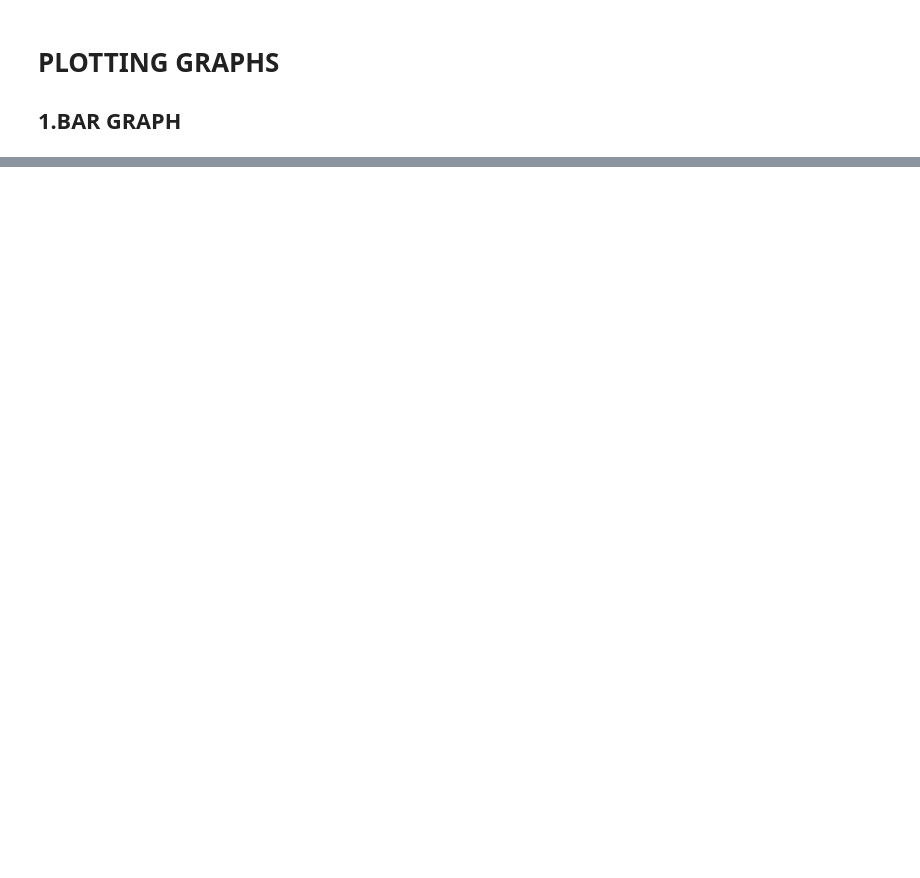
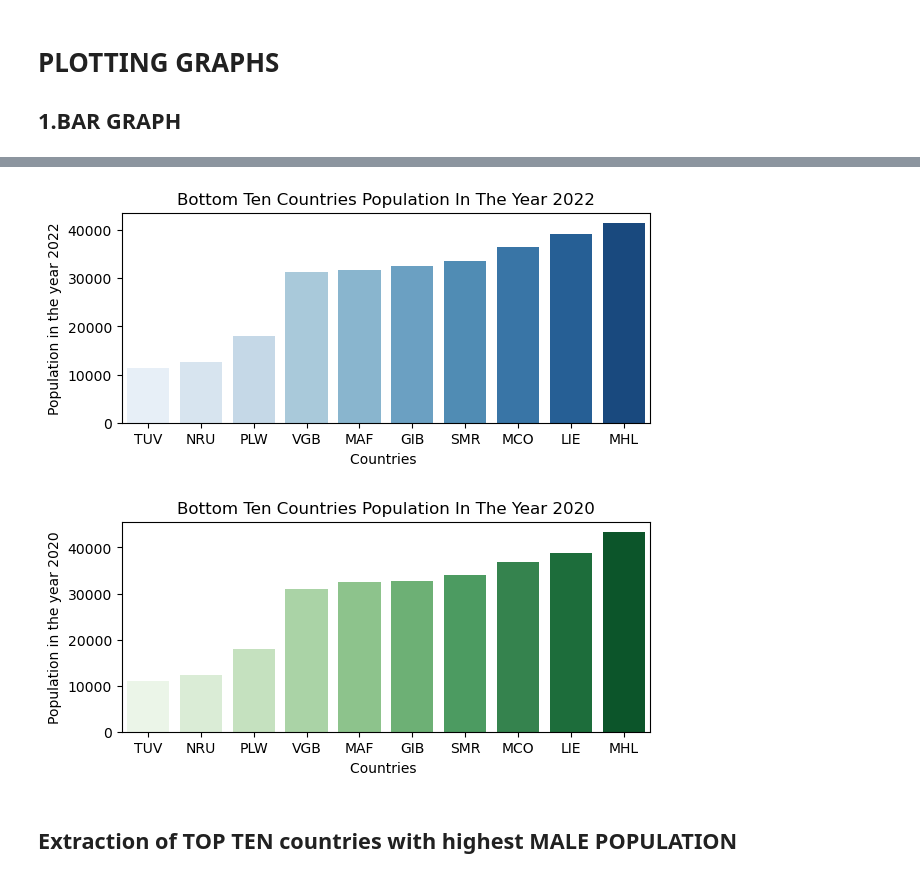
Before and after one commit to addysenpai1/ProdigyInsternshiptasks, a Jupyter notebook: Task1.ipynb, the cells around one changed output, grey strips where cells are left out. Drawn from its saved outputs; the diff is of its cells as text; code cells hidden in the pictures; blank space fills up the shorter version.

```diff
--- a/Task1.ipynb
+++ b/Task1.ipynb
@@ -284,0 +309,9 @@ print(array)
+# %%
+#step1:- Sorting data as per the bottom values
+#sorting data as per the total poplation in 2022
+total_population_sorted1 = total_population_data.sort_values(by="2022",ascending = True)
+
+#Extracting the top 10 countries from the sorted data
+Bottom_countries=(total_population_sorted1.head(10))
+print(f"Bottom 10 countries population in the year 2022 is: \n{Bottom_countries[["Country Code","Series Code","2022"]]}")
+print(Bottom_countries[["Country Code","Series Code","2022"]].count())
@@ -284,0 +349,23 @@ print(array)
+# %%
+#for the year 2022
+plt.figure(figsize=(15,6))
+plt.subplot(2,2,1)
+sns.barplot(x="Country Code",y="2022",data = Bottom_countries,palette ="Blues",hue="Country Code")
+plt.xlabel("Countries ")
+plt.ylabel("Population in the year 2022")
+plt.title("Bottom Ten Countries Population In The Year 2022")
+plt.show()
+
+#for the year 2022
+plt.figure(figsize=(15,6))
+plt.subplot(2,2,2)
+sns.barplot(x="Country Code",y="2020",data = Bottom_countries,palette ="Greens",hue="Country Code")
+plt.xlabel("Countries ")
+plt.ylabel("Population in the year 2020")
+plt.title("Bottom Ten Countries Population In The Year 2020")
+plt.show()
+# %% [output]
+[figure, added]
+[figure, added]
+# %% [markdown]
+## Extraction of TOP TEN countries with highest MALE POPULATION
```
Also changed, not shown: parts of 14 cells of this notebook, 1 other file.
